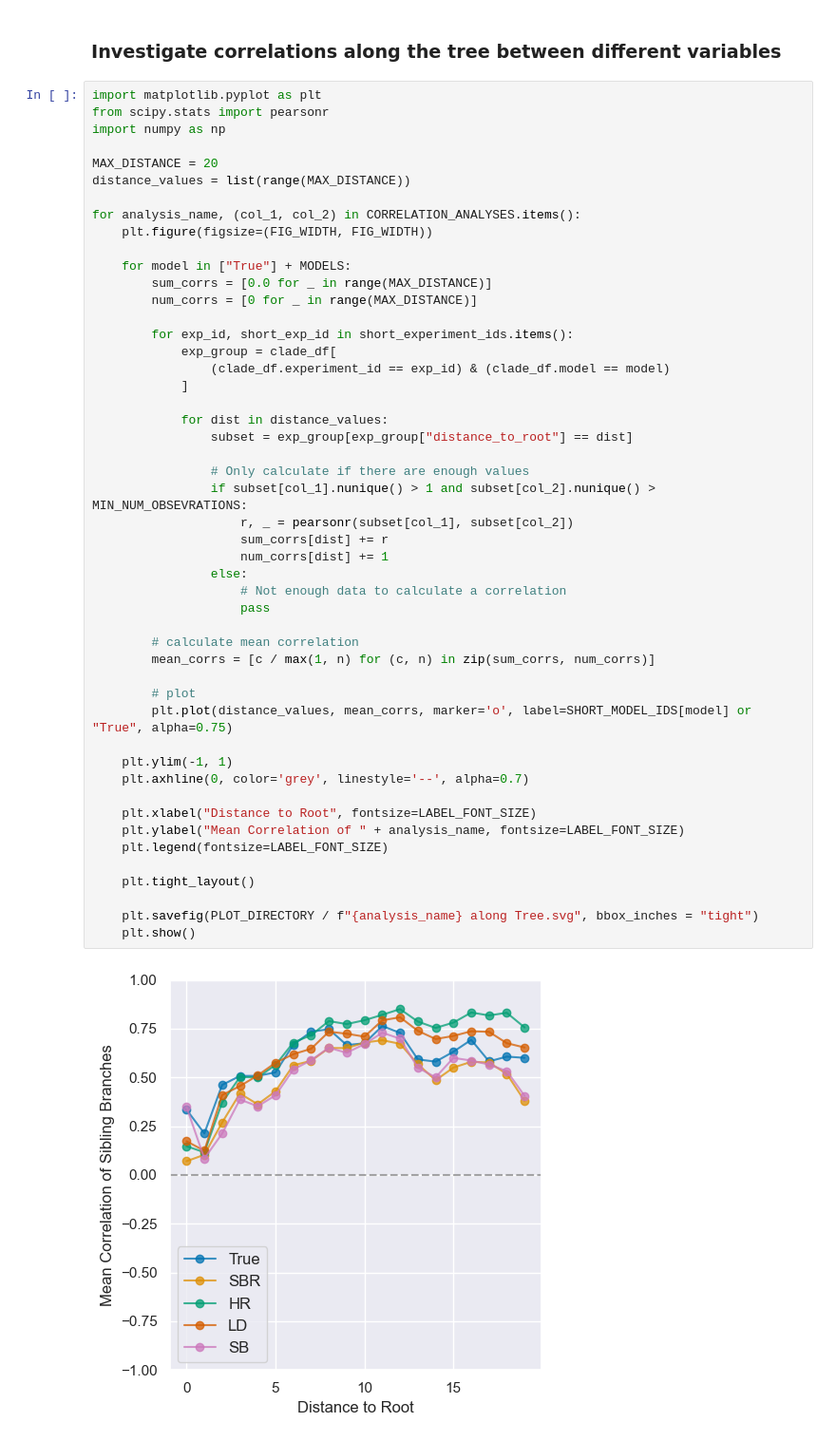
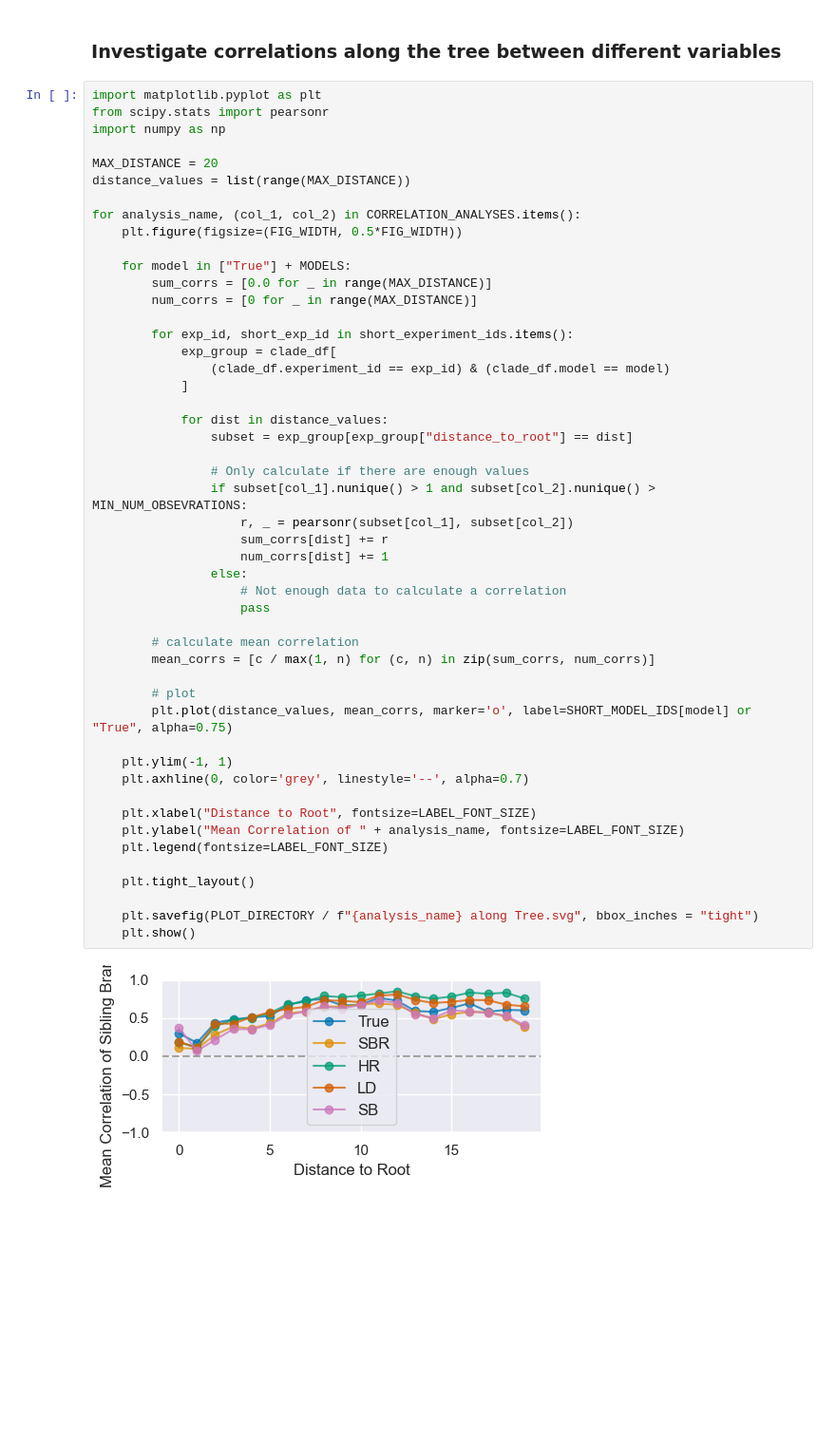
Before and after one commit to tochsner/ccd-validation, a Jupyter notebook: src/phylodata_analysis/model_anaylsis.ipynb, the cells around one changed output. Shown at 95% size. Drawn from its saved outputs; the diff is of its cells as text; blank space fills up the shorter version.

```diff
--- a/src/phylodata_analysis/model_anaylsis.ipynb
+++ b/src/phylodata_analysis/model_anaylsis.ipynb
@@ -270,7 +270,7 @@ MAX_DISTANCE = 20
 distance_values = list(range(MAX_DISTANCE))
 
 for analysis_name, (col_1, col_2) in CORRELATION_ANALYSES.items():
-    plt.figure(figsize=(FIG_WIDTH, FIG_WIDTH))
+    plt.figure(figsize=(FIG_WIDTH, 0.5*FIG_WIDTH))
 
     for model in ["True"] + MODELS:
         sum_corrs = [0.0 for _ in range(MAX_DISTANCE)]
@@ -284,31 +284,31 @@ for analysis_name, (col_1, col_2) in CORRELATION_ANALYSES.items():
             for dist in distance_values:
                 subset = exp_group[exp_group["distance_to_root"] == dist]
 
                 # Only calculate if there are enough values
                 if subset[col_1].nunique() > 1 and subset[col_2].nunique() > MIN_NUM_OBSEVRATIONS:
                     r, _ = pearsonr(subset[col_1], subset[col_2])
                     sum_corrs[dist] += r
                     num_corrs[dist] += 1
                 else:
                     # Not enough data to calculate a correlation
                     pass
 
         # calculate mean correlation
         mean_corrs = [c / max(1, n) for (c, n) in zip(sum_corrs, num_corrs)]
 
         # plot
         plt.plot(distance_values, mean_corrs, marker='o', label=SHORT_MODEL_IDS[model] or "True", alpha=0.75)
 
     plt.ylim(-1, 1)
     plt.axhline(0, color='grey', linestyle='--', alpha=0.7)
 
     plt.xlabel("Distance to Root", fontsize=LABEL_FONT_SIZE)
     plt.ylabel("Mean Correlation of " + analysis_name, fontsize=LABEL_FONT_SIZE)
     plt.legend(fontsize=LABEL_FONT_SIZE)
 
     plt.tight_layout()
 
     plt.savefig(PLOT_DIRECTORY / f"{analysis_name} along Tree.svg", bbox_inches = "tight")
     plt.show()
 # %% [output]
-[figure, old version]
+[figure, new version]
```
Also changed, not shown: parts of 2 cells of this notebook, 2 other files.
